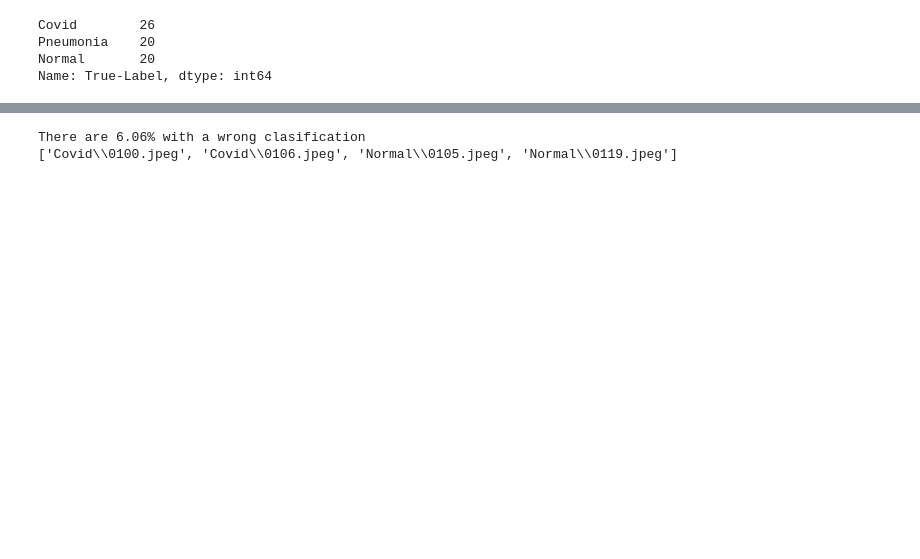
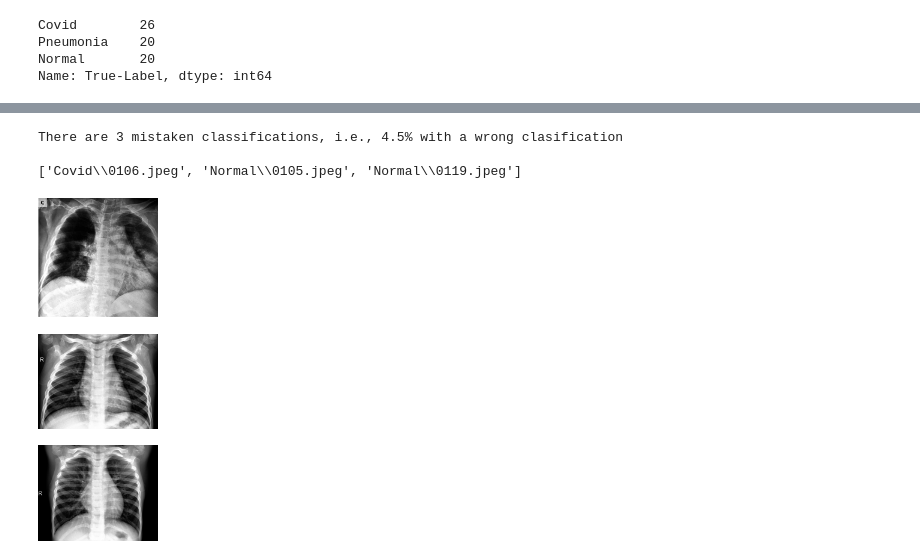
Before and after one commit to chacoff/XrayImagesClassifier, a Jupyter notebook: Statistic.ipynb, the cells around one changed output, grey strips where cells are left out. Drawn from its saved outputs; the diff is of its cells as text; code cells hidden in the pictures; blank space fills up the shorter version.

```diff
--- a/Statistic.ipynb
+++ b/Statistic.ipynb
@@ -131,11 +136,23 @@ for i, boolean in df['Comparison'].iteritems():
         errList.append(df['Image-Location'][i])
         err += 1
 
-print(f'There are {round(100*4/df.shape[0], 2)}% with a wrong clasification')
+print(f'There are {err} mistaken classifications, i.e., {round(100*err/df.shape[0], 1)}% with a wrong clasification \n')
 print(errList)
 # %% [output]
-There are 6.06% with a wrong clasification
-['Covid\\0100.jpeg', 'Covid\\0106.jpeg', 'Normal\\0105.jpeg', 'Normal\\0119.jpeg']
+There are 3 mistaken classifications, i.e., 4.5% with a wrong clasification
+
+['Covid\\0106.jpeg', 'Normal\\0105.jpeg', 'Normal\\0119.jpeg']
+# %%
+# Display all the wrong images with seaborn:
+from IPython.display import Image
+
+for loc in errList:
+    addr = os.path.join(args['dataTest'], loc)
+    display(Image(filename=addr, width=120))
+# %% [output]
+[figure, added]
+[figure, added]
+[figure, added]
 # %%
 id = 0  # id of the vector errList with the wrong classified images
 
```
Also changed, not shown: parts of 9 cells of this notebook, 2 other files.
